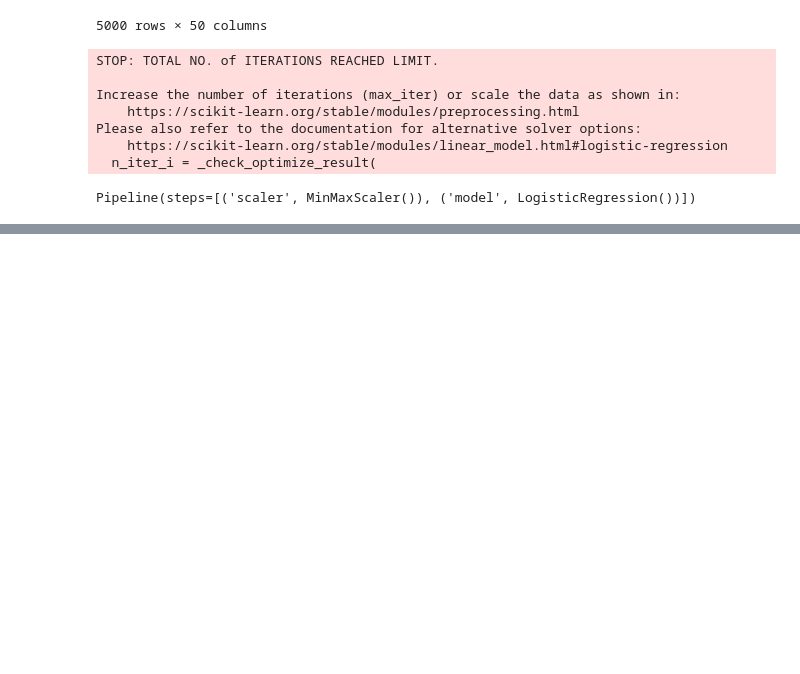
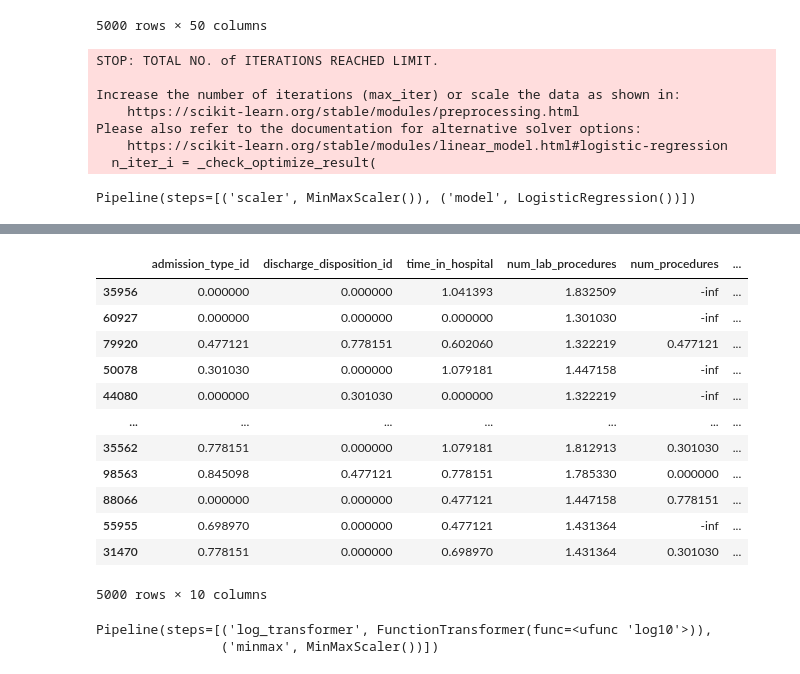
Before and after one commit to GalkaKG/Machine-Learning, a Jupyter notebook: 03.Model Training and Improvement/03.Model Training and Improvement.ipynb, the cells around one changed output, grey strips where cells are left out. Cells and saved outputs as stored; diff of their text form; code cells hidden in the pictures; blank space fills up the shorter version.

```diff
--- a/03.Model Training and Improvement/03.Model Training and Improvement.ipynb
+++ b/03.Model Training and Improvement/03.Model Training and Improvement.ipynb
@@ -175,3 +181,7 @@ Please also refer to the documentation for alternative solver options:
     https://scikit-learn.org/stable/modules/linear_model.html#logistic-regression
   n_iter_i = _check_optimize_result(
 Pipeline(steps=[('scaler', MinMaxScaler()), ('model', LogisticRegression())])
+# %%
+ohe = OneHotEncoder()
+# %%
+ohe.fit(sample_attributes)
@@ -177,0 +226,7 @@ Pipeline(steps=[('scaler', MinMaxScaler()), ('model', LogisticRegression())])
+# %%
+numerical_columns = [
+    'admission_type_id', 'discharge_disposition_id',
+    'time_in_hospital', 'num_lab_procedures',
+    'num_procedures', 'num_medications', 'number_outpatient',
+    'number_emergency', 'number_inpatient', 'number_diagnoses'
+]
@@ -177,0 +258,16 @@ Pipeline(steps=[('scaler', MinMaxScaler()), ('model', LogisticRegression())])
+# %%
+FunctionTransformer(np.log10).transform(sample_attributes[numerical_columns])
+# %% [output]
+|  | admission_type_id | discharge_disposition_id | time_in_hospital | num_lab_procedures | num_procedures | ... |
+| 35956 | 0.000000 | 0.000000 | 1.041393 | 1.832509 | -inf | ... |
+| 60927 | 0.000000 | 0.000000 | 0.000000 | 1.301030 | -inf | ... |
+| 79920 | 0.477121 | 0.778151 | 0.602060 | 1.322219 | 0.477121 | ... |
+| 50078 | 0.301030 | 0.000000 | 1.079181 | 1.447158 | -inf | ... |
+| 44080 | 0.000000 | 0.301030 | 0.000000 | 1.322219 | -inf | ... |
+| ... | ... | ... | ... | ... | ... | ... |
+| 35562 | 0.778151 | 0.000000 | 1.079181 | 1.812913 | 0.301030 | ... |
+| 98563 | 0.845098 | 0.477121 | 0.778151 | 1.785330 | 0.000000 | ... |
+| 88066 | 0.000000 | 0.000000 | 0.477121 | 1.447158 | 0.778151 | ... |
+| 55955 | 0.698970 | 0.000000 | 0.477121 | 1.431364 | -inf | ... |
+| 31470 | 0.778151 | 0.000000 | 0.698970 | 1.431364 | 0.301030 | ... |
+5000 rows × 10 columns
@@ -177,0 +281,5 @@ Pipeline(steps=[('scaler', MinMaxScaler()), ('model', LogisticRegression())])
+# %%
+number_processor
+# %% [output]
+Pipeline(steps=[('log_transformer', FunctionTransformer(func=<ufunc 'log10'>)),
+                ('minmax', MinMaxScaler())])
```
Also changed, not shown: parts of 32 cells of this notebook, 2 other files.
